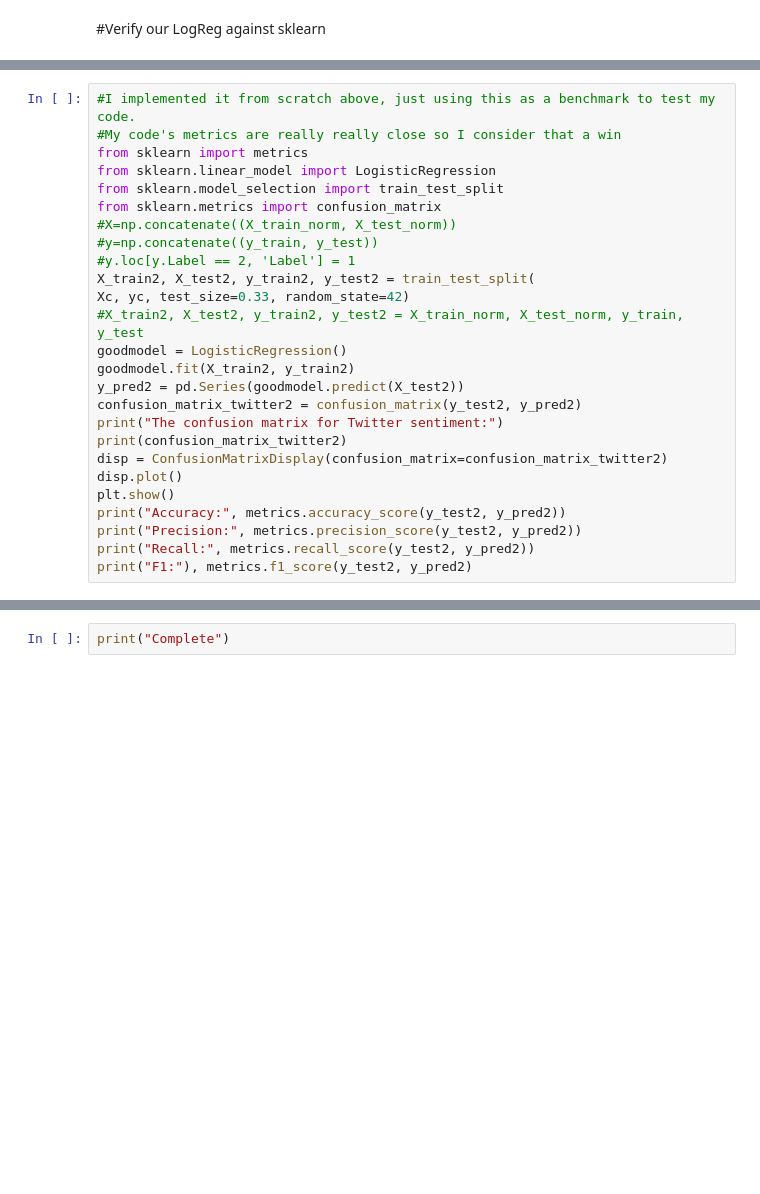
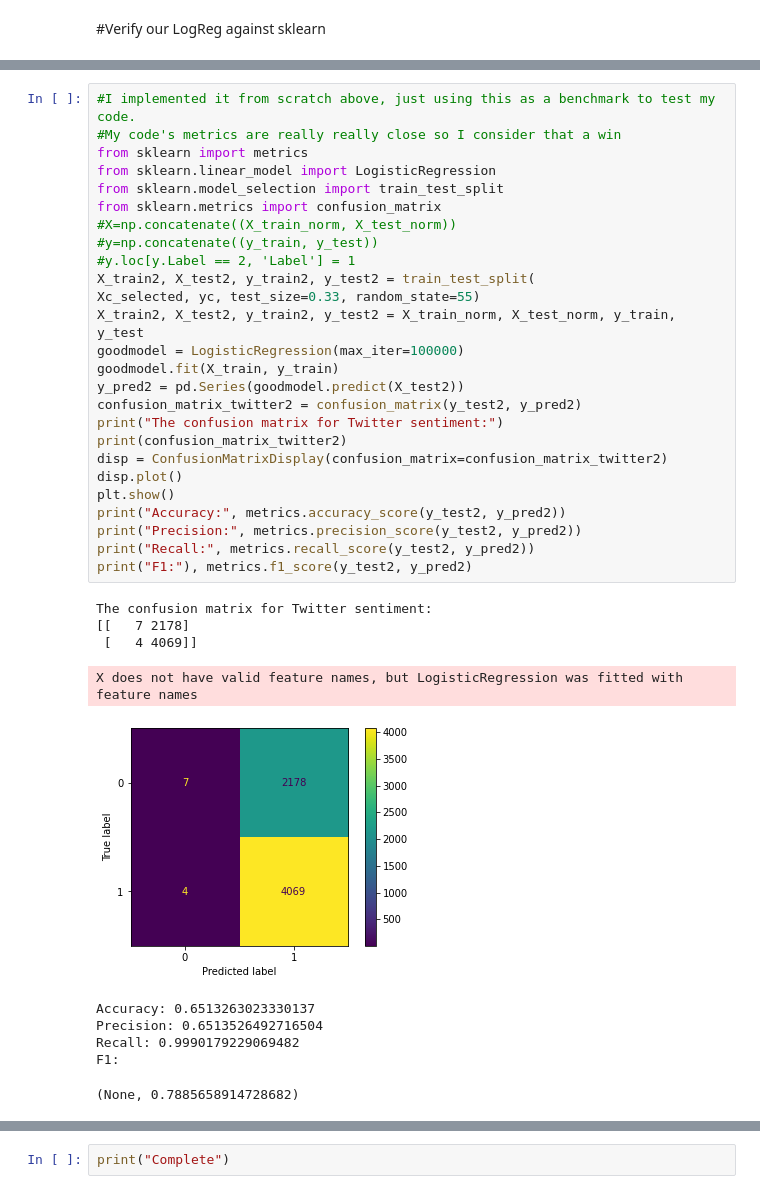
Before and after one commit to dldowning/Fall2022-5222, a Jupyter notebook: All_Features_Downing_Roberts_5222_Project_2.ipynb, the cells around one changed output, grey strips where cells are left out. Saved outputs shown, nothing was run; the diff lists cells and outputs as text; blank space fills up the shorter version.

```diff
--- a/All_Features_Downing_Roberts_5222_Project_2.ipynb
+++ b/All_Features_Downing_Roberts_5222_Project_2.ipynb
@@ -1323,28 +1439,39 @@ y_test
 # %%
 #I implemented it from scratch above, just using this as a benchmark to test my code.
 #My code's metrics are really really close so I consider that a win
 from sklearn import metrics
 from sklearn.linear_model import LogisticRegression
 from sklearn.model_selection import train_test_split
 from sklearn.metrics import confusion_matrix
 #X=np.concatenate((X_train_norm, X_test_norm))
 #y=np.concatenate((y_train, y_test))
 #y.loc[y.Label == 2, 'Label'] = 1
 X_train2, X_test2, y_train2, y_test2 = train_test_split(
-Xc, yc, test_size=0.33, random_state=42)
-#X_train2, X_test2, y_train2, y_test2 = X_train_norm, X_test_norm, y_train, y_test
-goodmodel = LogisticRegression()
-goodmodel.fit(X_train2, y_train2)
+Xc_selected, yc, test_size=0.33, random_state=55)
+X_train2, X_test2, y_train2, y_test2 = X_train_norm, X_test_norm, y_train, y_test
+goodmodel = LogisticRegression(max_iter=100000)
+goodmodel.fit(X_train, y_train)
 y_pred2 = pd.Series(goodmodel.predict(X_test2))
 confusion_matrix_twitter2 = confusion_matrix(y_test2, y_pred2)
 print("The confusion matrix for Twitter sentiment:")
 print(confusion_matrix_twitter2)
 disp = ConfusionMatrixDisplay(confusion_matrix=confusion_matrix_twitter2)
 disp.plot()
 plt.show()
 print("Accuracy:", metrics.accuracy_score(y_test2, y_pred2))
 print("Precision:", metrics.precision_score(y_test2, y_pred2))
 print("Recall:", metrics.recall_score(y_test2, y_pred2))
 print("F1:"), metrics.f1_score(y_test2, y_pred2)
+# %% [output]
+The confusion matrix for Twitter sentiment:
+[[   7 2178]
+ [   4 4069]]
+X does not have valid feature names, but LogisticRegression was fitted with feature names
+[figure, added]
+Accuracy: 0.6513263023330137
+Precision: 0.6513526492716504
+Recall: 0.9990179229069482
+F1:
+(None, 0.7885658914728682)
 # %%
 y_test2
```
Also changed, not shown: parts of 43 cells of this notebook, 2 other files.
